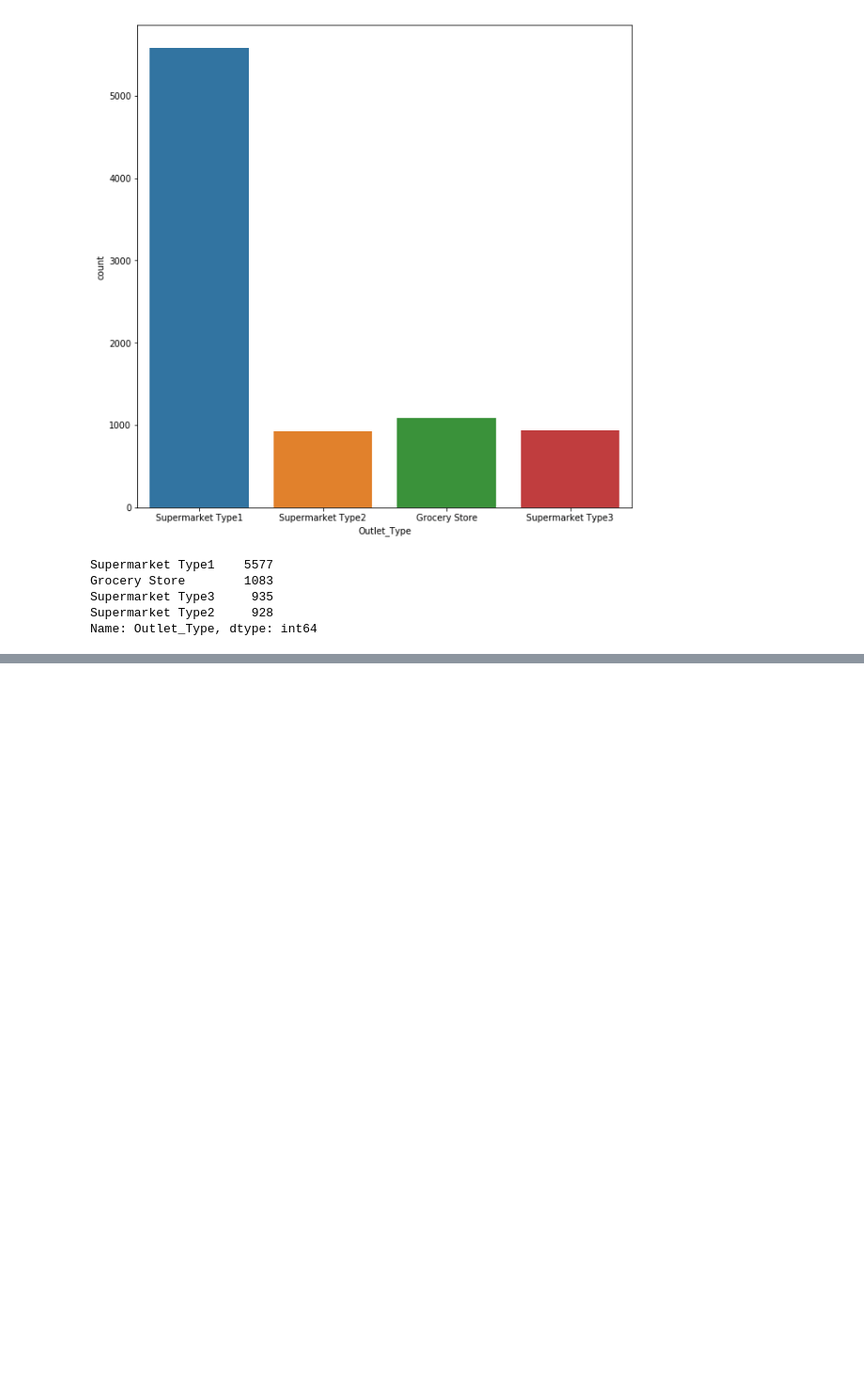
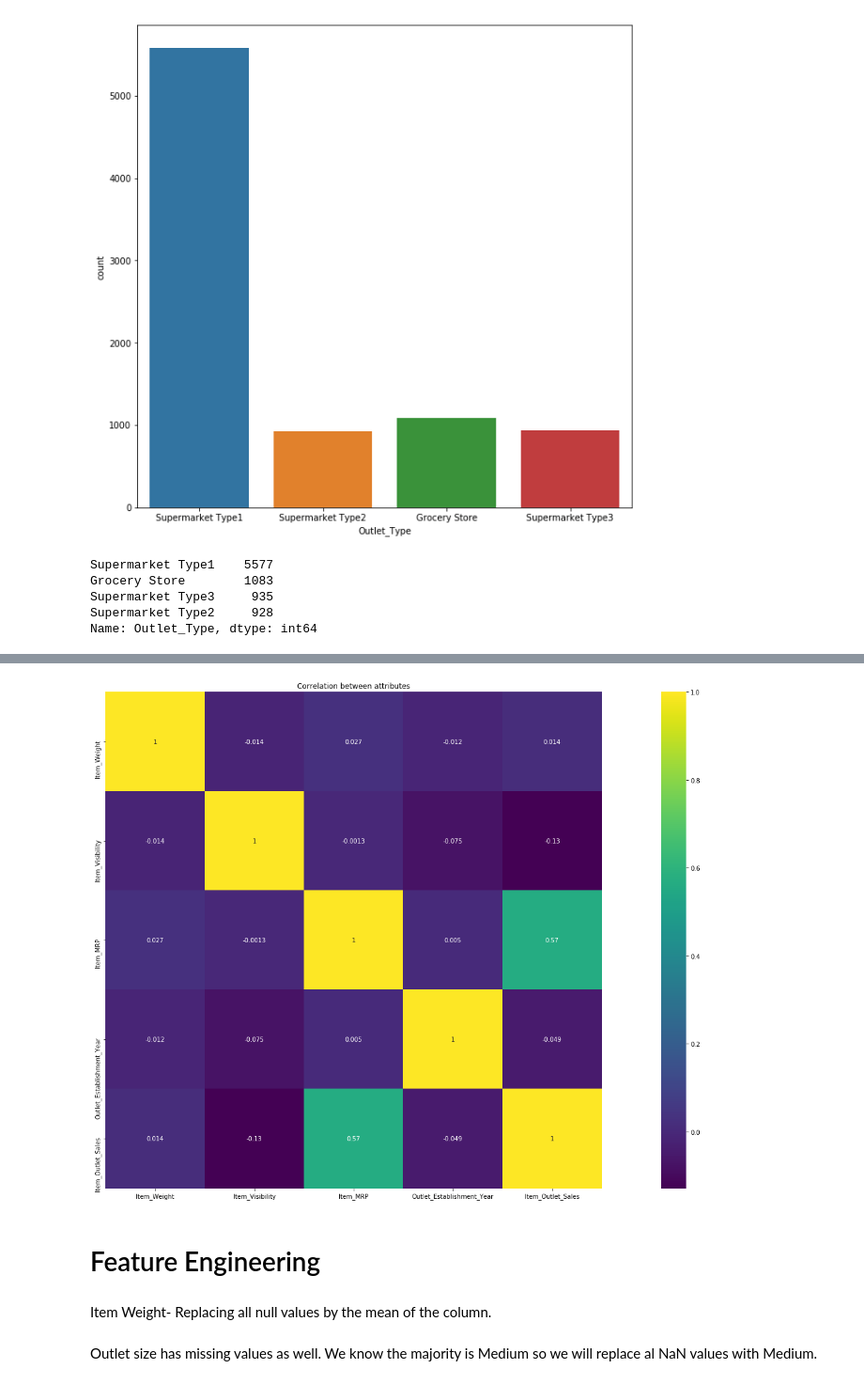
Before and after one commit to Uzmamushtaque/Projects-in-Machine-Learning-and-AI, a Jupyter notebook: Kaggle_BigMart_Sales/BigMartSalesPrediction.ipynb, the cells around one changed output, grey strips where cells are left out. Shown at 94% size. Saved outputs shown, nothing was run; the diff lists cells and outputs as text; code cells hidden in the pictures; blank space fills up the shorter version.

Commit message:
Missing Values

```diff
--- a/Kaggle_BigMart_Sales/BigMartSalesPrediction.ipynb
+++ b/Kaggle_BigMart_Sales/BigMartSalesPrediction.ipynb
@@ -215,0 +223,11 @@ d
+# %%
+plt.figure(figsize=(35,15))
+sns.heatmap(Train_data.corr(), vmax =1, square=True, annot= True, cmap='viridis')
+plt.title('Correlation between attributes')
+plt.show()
+# %% [output]
+[figure, added]
+# %% [markdown]
+# Feature Engineering
+# %% [markdown]
+Item Weight- Replacing all null values by the mean of the column.
@@ -215,0 +236,2 @@ d
+# %% [markdown]
+Outlet size has missing values as well. We know the majority is Medium so we will replace al NaN values with Medium.
```
Also changed, not shown: parts of 10 cells of this notebook.
